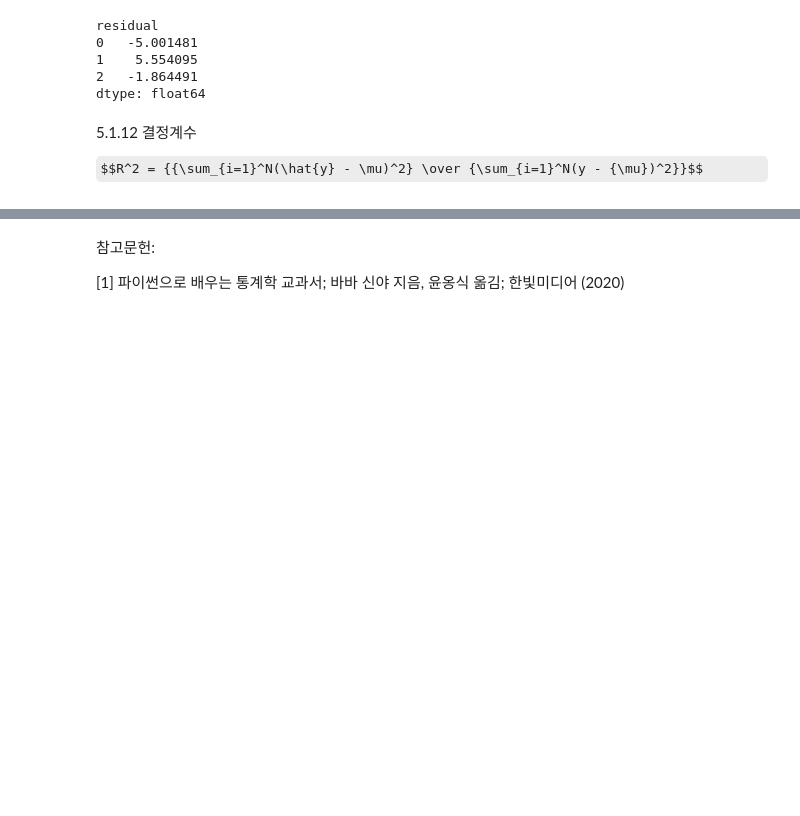
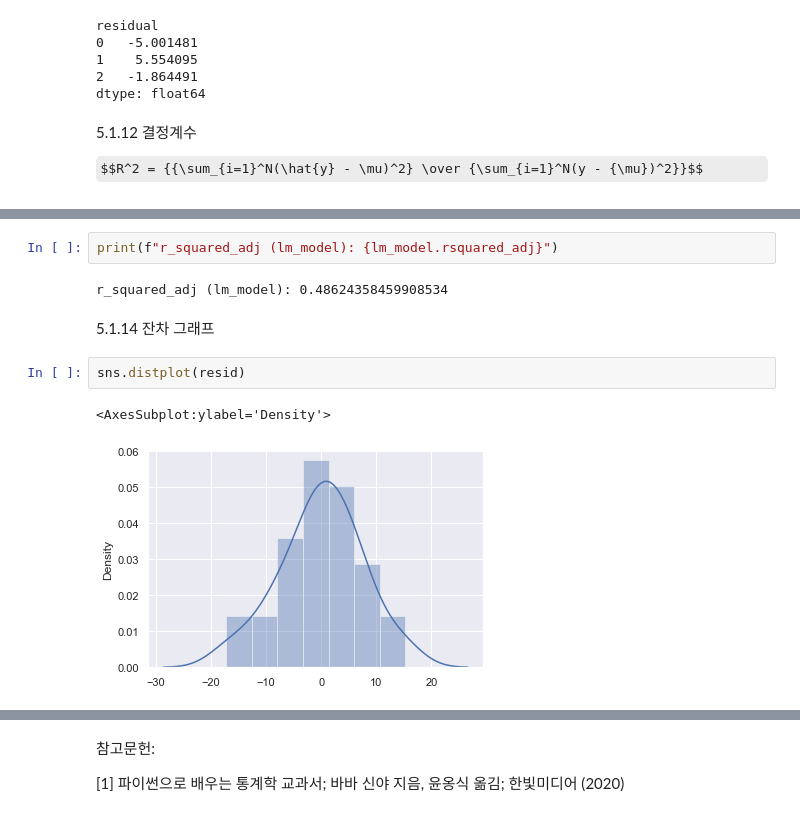
Before and after one commit to meticulousdev/StatisticsWithPython, a Jupyter notebook: code/chap05/chap05_01.ipynb, the cells around one changed output, grey strips where cells are left out. Saved outputs shown, nothing was run; the diff lists cells and outputs as text; some formulas as TeX source; blank space fills up the shorter version.

```diff
--- a/code/chap05/chap05_01.ipynb
+++ b/code/chap05/chap05_01.ipynb
@@ -198,0 +234,11 @@ np.sum((yhat - mu) ** 2) / np.sum((y - mu) ** 2)
+# %%
+print(f"r_squared_adj (lm_model): {lm_model.rsquared_adj}")
+# %% [output]
+r_squared_adj (lm_model): 0.48624358459908534
+# %% [markdown]
+5.1.14 잔차 그래프
+# %%
+sns.distplot(resid)
+# %% [output]
+<AxesSubplot:ylabel='Density'>
+[figure, added]
```
Also changed, not shown: parts of 17 cells of this notebook.
